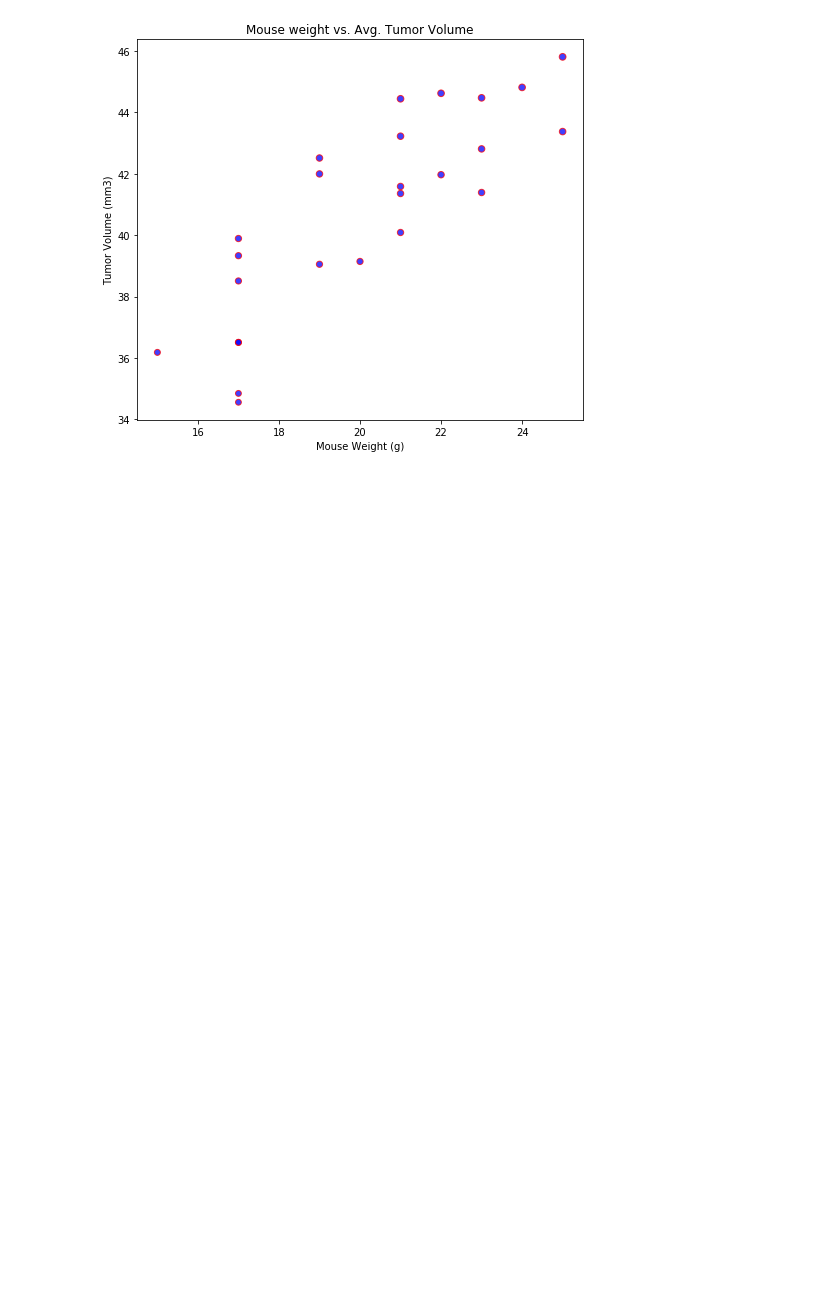
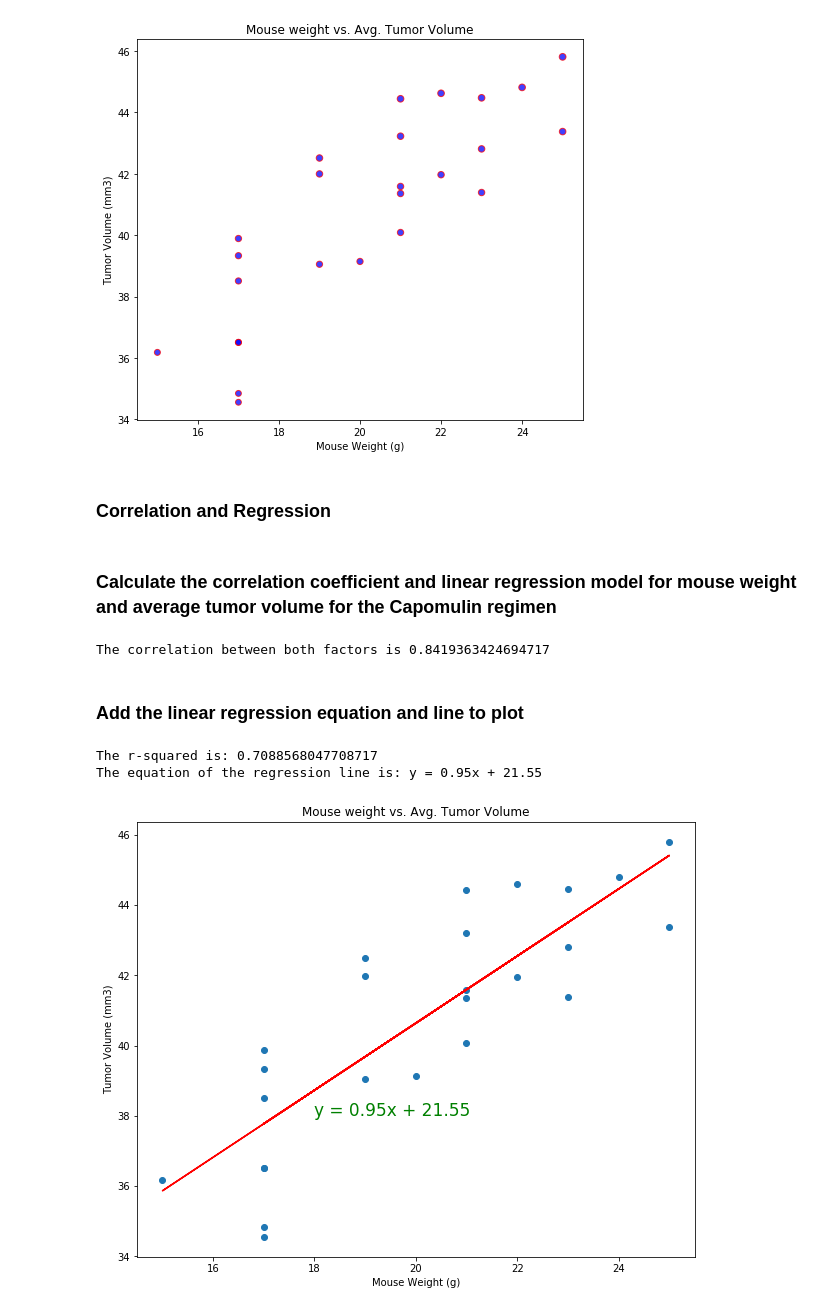
Before and after one commit to ShimsyV/Matplotlib---The-Power-of-Plots, a Jupyter notebook: the_power_of_plots.ipynb, the cells around one changed output. Saved outputs shown, nothing was run; the diff lists cells and outputs as text; code cells hidden in the pictures; blank space fills up the shorter version.

Commit message:
Imported linregress and added the linear regression equation and line to plot

```diff
--- a/the_power_of_plots.ipynb
+++ b/the_power_of_plots.ipynb
@@ -501,3 +502,48 @@ plt.ylabel("Tumor Volume (mm3)")
 plt.show()
 # %% [output]
 [figure]
+# %% [markdown]
+###  Correlation and Regression
+# %% [markdown]
+### Calculate the correlation coefficient and linear regression model for mouse weight and average tumor volume for the Capomulin regimen
+# %%
+# Calculate the correlation coefficient and linear regression model for mouse weight and average tumor volume for the Capomulin regimen
+correlation = st.pearsonr(group_mouse_id['Mouse_weight'],group_mouse_id['Tumor_vol_mean'])
+print(f"The correlation between both factors is {(correlation[0])}")
+# %% [output]
+The correlation between both factors is 0.8419363424694717
+# %% [markdown]
+### Add the linear regression equation and line to plot
+# %%
+x_values = group_mouse_id['Mouse_weight']
+y_values = group_mouse_id['Tumor_vol_mean']
+
+# Run the regression and store each of the returned values
+slope, intercept, rvalue, pvalue, stderr = linregress(x_values, y_values)
+
+# Calculate the predictions for each value of x (# Rooms)
+regression_values = x_values * slope + intercept
+
+# store a string version of the linear equation, so we can display it on the plot
+line_eq = "y = " + str(round(slope,2)) + "x + " + str(round(intercept,2))
+# %%
+plt.figure(figsize=(10,8))
+# Plot observations
+plt.scatter(x_values, y_values)
+
+# Plot the regression line
+plt.plot(x_values, regression_values, "red")
+
+# Annotate the plot with the linear equation
+plt.annotate(line_eq, (18, 38), fontsize=17, color="green")
+
+plt.xlabel('Mouse Weight (g)')
+plt.ylabel('Tumor Volume (mm3)')
+plt.title("Mouse weight vs. Avg. Tumor Volume")
+print(f"The r-squared is: {rvalue**2}")
+print(f"The equation of the regression line is: {line_eq}")
+plt.show()
+# %% [output]
+The r-squared is: 0.7088568047708717
+The equation of the regression line is: y = 0.95x + 21.55
+[figure, added]
```
Also changed, not shown: parts of 4 cells of this notebook, 1 other file.
